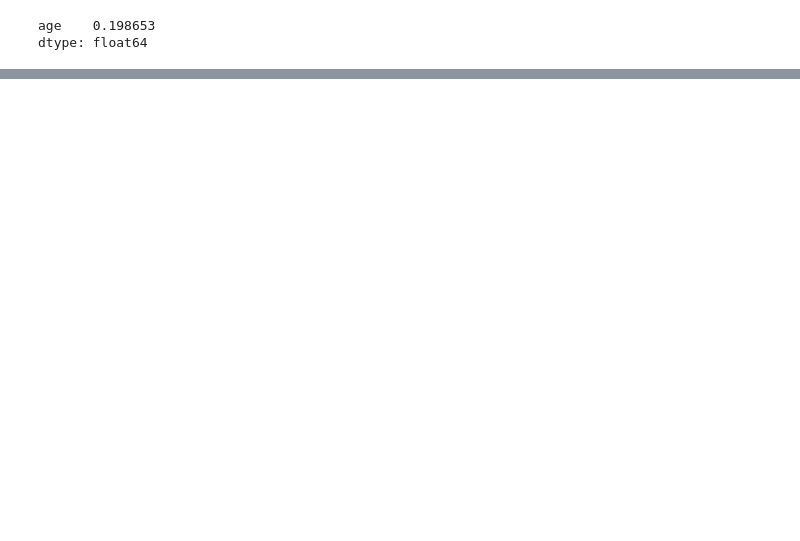
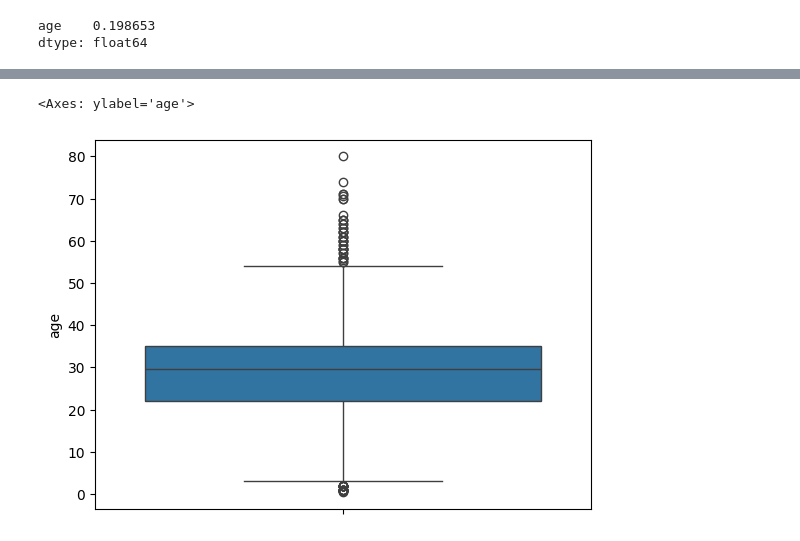
Before and after one commit to malikwaseem857/python_ka_chilla2023, a Jupyter notebook: day_18/regression.ipynb, the cells around one changed output, grey strips where cells are left out. Saved outputs shown, nothing was run; the diff lists cells and outputs as text; code cells hidden in the pictures; blank space fills up the shorter version.

```diff
--- a/day_18/regression.ipynb
+++ b/day_18/regression.ipynb
@@ -84,0 +117,6 @@ dtype: float64
+# %%
+# lets create boxplot
+sns.boxplot(y='age', data=df_linear)
+# %% [output]
+<Axes: ylabel='age'>
+[figure, added]
```
Also changed, not shown: parts of 25 cells of this notebook, 10 other files.
